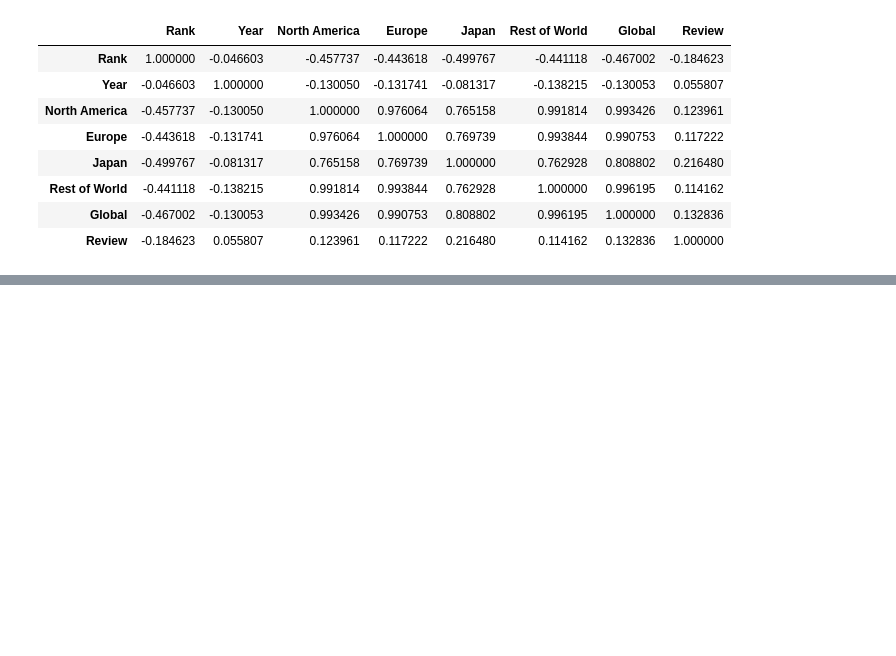
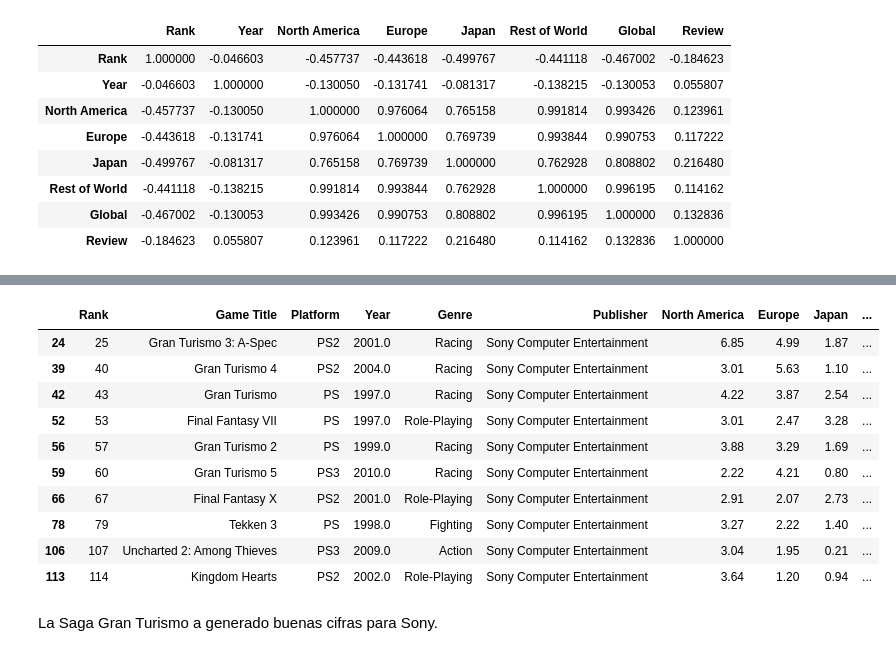
Before and after one commit to pablo-mada/Proyecto-Final, a Jupyter notebook: Notebooks/03_Trabajo_con_DataSet_Editado.ipynb, the cells around one changed output, grey strips where cells are left out. Cells and saved outputs as stored; diff of their text form; code cells hidden in the pictures; blank space fills up the shorter version.

```diff
--- a/Notebooks/03_Trabajo_con_DataSet_Editado.ipynb
+++ b/Notebooks/03_Trabajo_con_DataSet_Editado.ipynb
@@ -183,0 +191,17 @@ Strategy           0.018946  0.013483  0.017706       0.008813
+# %%
+juegos_top_ventas_sony = df_sony.sort_values(by='Global', ascending=False)
+juegos_top_ventas_sony.head(10)
+# %% [output]
+|  | Rank | Game Title | Platform | Year | Genre | Publisher | North America | Europe | Japan | ... |
+| 24 | 25 | Gran Turismo 3: A-Spec | PS2 | 2001.0 | Racing | Sony Computer Entertainment | 6.85 | 4.99 | 1.87 | ... |
+| 39 | 40 | Gran Turismo 4 | PS2 | 2004.0 | Racing | Sony Computer Entertainment | 3.01 | 5.63 | 1.10 | ... |
+| 42 | 43 | Gran Turismo | PS | 1997.0 | Racing | Sony Computer Entertainment | 4.22 | 3.87 | 2.54 | ... |
+| 52 | 53 | Final Fantasy VII | PS | 1997.0 | Role-Playing | Sony Computer Entertainment | 3.01 | 2.47 | 3.28 | ... |
+| 56 | 57 | Gran Turismo 2 | PS | 1999.0 | Racing | Sony Computer Entertainment | 3.88 | 3.29 | 1.69 | ... |
+| 59 | 60 | Gran Turismo 5 | PS3 | 2010.0 | Racing | Sony Computer Entertainment | 2.22 | 4.21 | 0.80 | ... |
+| 66 | 67 | Final Fantasy X | PS2 | 2001.0 | Role-Playing | Sony Computer Entertainment | 2.91 | 2.07 | 2.73 | ... |
+| 78 | 79 | Tekken 3 | PS | 1998.0 | Fighting | Sony Computer Entertainment | 3.27 | 2.22 | 1.40 | ... |
+| 106 | 107 | Uncharted 2: Among Thieves | PS3 | 2009.0 | Action | Sony Computer Entertainment | 3.04 | 1.95 | 0.21 | ... |
+| 113 | 114 | Kingdom Hearts | PS2 | 2002.0 | Role-Playing | Sony Computer Entertainment | 3.64 | 1.20 | 0.94 | ... |
+# %% [markdown]
+La Saga Gran Turismo a generado buenas cifras para Sony.
```
Also changed, not shown: parts of 14 cells of this notebook.
